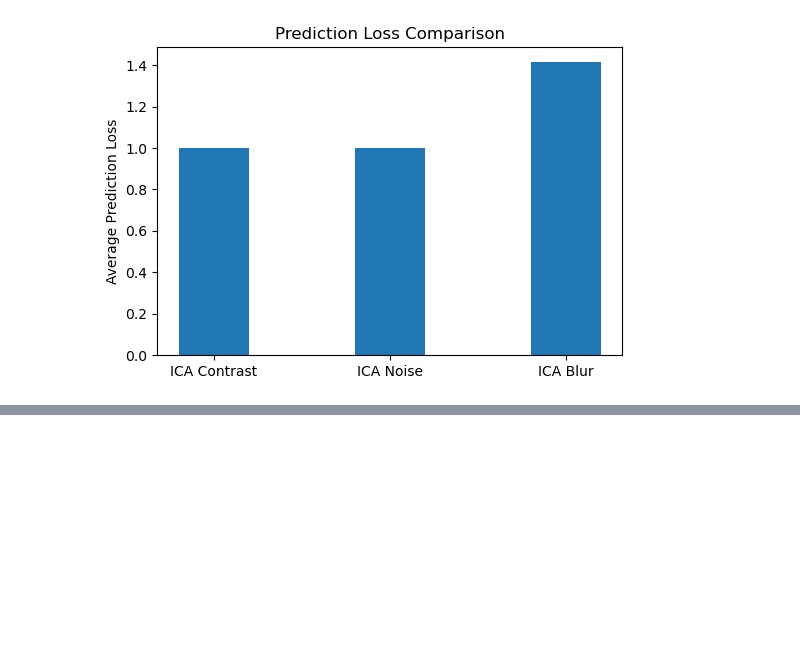
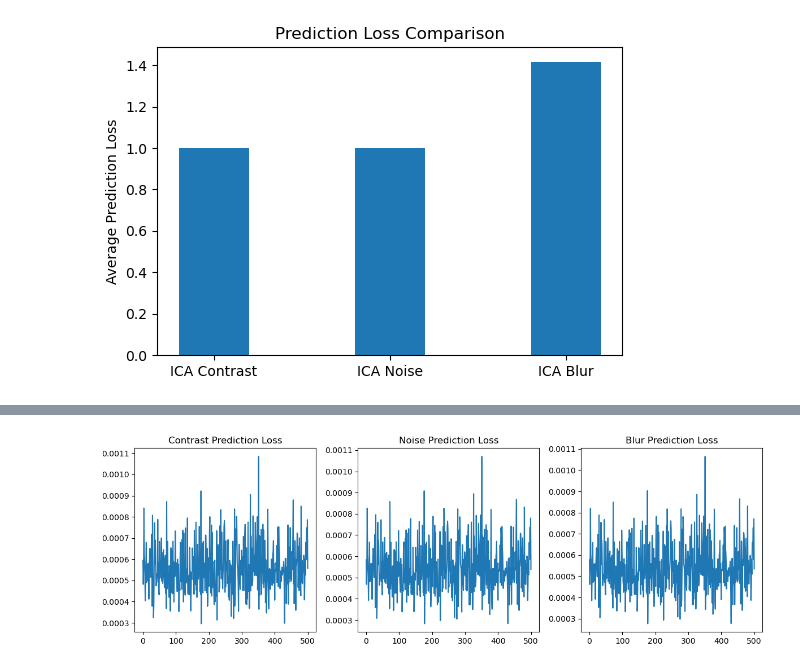
Before and after one commit to KnightAlice/OlshausenICAControlledExperiment, a Jupyter notebook: RepresentationPredictor.ipynb, the cells around one changed output, grey strips where cells are left out. Saved outputs shown, nothing was run; the diff lists cells and outputs as text; code cells hidden in the pictures; blank space fills up the shorter version.

```diff
--- a/RepresentationPredictor.ipynb
+++ b/RepresentationPredictor.ipynb
@@ -654,0 +659,14 @@ plt.show()
+# %%
+device="cpu"
+patch_h=9
+patch_w=9
+
+
+ssn = LearnableSSN(nE=180, nI=180,
+        patch_h=patch_h, patch_w=patch_w,
+        T=0.2, dt=1e-3,
+        device=device
+    ).to(device)
+# %%
+ssn.load_state_dict(torch.load('trained_ssn.pth', map_location=device))
+ssn.training = False
@@ -654,0 +684,81 @@ plt.show()
+# %%
+contrast_predictor = ContrastPredictor(input_dim=180, output_dim=180)
+noise_predictor = NoisePredictor(input_dim=180, output_dim=180)
+blur_predictor = BlurPredictor(input_dim=180, output_dim=180)
+
+loss_fn = nn.MSELoss()
+
+optim_contrast = torch.optim.Adam(contrast_predictor.parameters(), lr=0.001)
+optim_noise = torch.optim.Adam(noise_predictor.parameters(), lr=0.001)
+optim_blur = torch.optim.Adam(blur_predictor.parameters(), lr=0.001)
+
+#Train
+for epochs in range(1):
+    for n,(data_origin,data_contrast,data_noise,data_blur) in tqdm.tqdm(enumerate(zip(dataloader_olhausen,dataloader_olhausen_contrast,dataloader_olhausen_noise,dataloader_olhausen_blur))):
+        with torch.no_grad():
+            r_contrast, _, _ = ssn.get_final_state(data_contrast)
+            r_origin, _, _ = ssn.get_final_state(data_origin)
+            r_noise, _, _ = ssn.get_final_state(data_noise)
+            r_blur, _, _ = ssn.get_final_state(data_blur)
+
+        output_contrast = contrast_predictor(r_contrast)
+        output_noise = noise_predictor(r_noise)
+        output_blur = blur_predictor(r_blur)
+
+        loss_contrast = loss_fn(output_contrast, r_origin)
+        loss_noise = loss_fn(output_noise, r_origin)
+        loss_blur = loss_fn(output_blur, r_origin)
+
+        optim_contrast.zero_grad()
+        optim_noise.zero_grad()
+        optim_blur.zero_grad()
+
+        loss_contrast.backward()
+        loss_noise.backward()
+        loss_blur.backward()
+
+        optim_contrast.step()
+        optim_noise.step()
+        optim_blur.step()
+
+
+        if n%100 == 0:
+            print(f'Epoch {epochs} Batch {n}: Contrast Loss: {loss_contrast.item()}, Noise Loss: {loss_noise.item()}, Blur Loss: {loss_blur.item()}')
+
+#Eval
+recorder_contrast = []
+recorder_noise = []
+recorder_blur = []
+with torch.no_grad():
+    for n,(data_origin,data_contrast,data_noise,data_blur) in enumerate(zip(dataloader_olhausen,dataloader_olhausen_contrast,dataloader_olhausen_noise,dataloader_olhausen_blur)):
+        r_contrast,_,_ = ssn.get_final_state(data_contrast)
+        r_origin,_,_ = ssn.get_final_state(data_origin)
+        r_noise,_,_ = ssn.get_final_state(data_noise)
+        r_blur,_,_ = ssn.get_final_state(data_blur)
+
+        output_contrast = contrast_predictor(r_contrast)
+        output_noise = noise_predictor(r_noise)
+        output_blur = blur_predictor(r_blur)
+
+        loss_contrast = loss_fn(output_contrast, r_origin)
+        loss_noise = loss_fn(output_noise, r_origin)
+        loss_blur = loss_fn(output_blur, r_origin)
+
+        recorder_contrast.append(loss_contrast.item())
+        recorder_noise.append(loss_noise.item())
+        recorder_blur.append(loss_blur.item())
+
+#Plot
+plt.figure(figsize=(12, 4))
+plt.subplot(1, 3, 1)
+plt.plot(recorder_contrast)
+plt.title('Contrast Prediction Loss')
+plt.subplot(1, 3, 2)
+plt.plot(recorder_noise)
+plt.title('Noise Prediction Loss')
+plt.subplot(1, 3, 3)
+plt.plot(recorder_blur)
+plt.title('Blur Prediction Loss')
+plt.tight_layout()
+plt.show()
+# %% [output]
@@ -654,0 +771 @@ plt.show()
+[figure, added]
```
Also changed, not shown: parts of 12 cells of this notebook, 54 other files.
